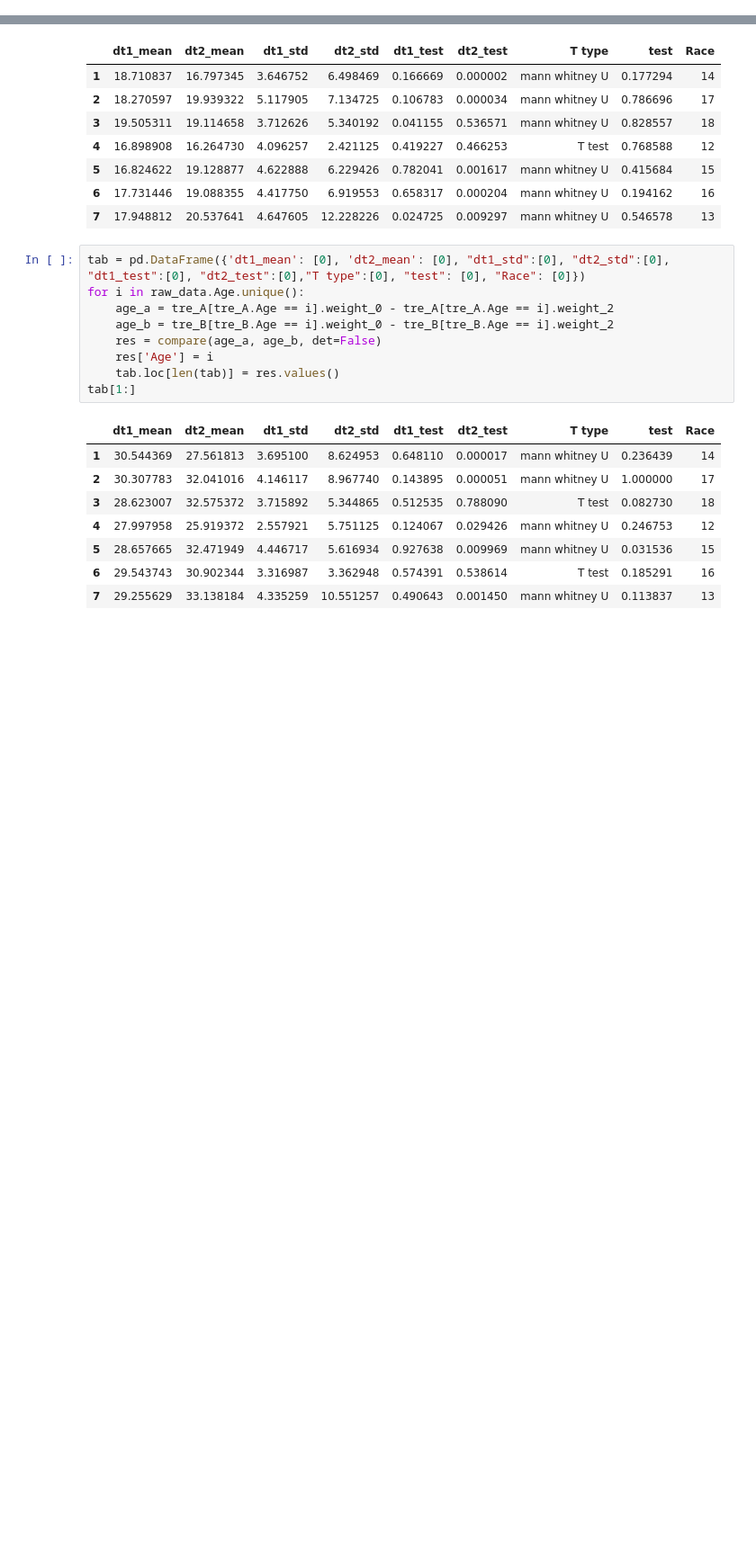
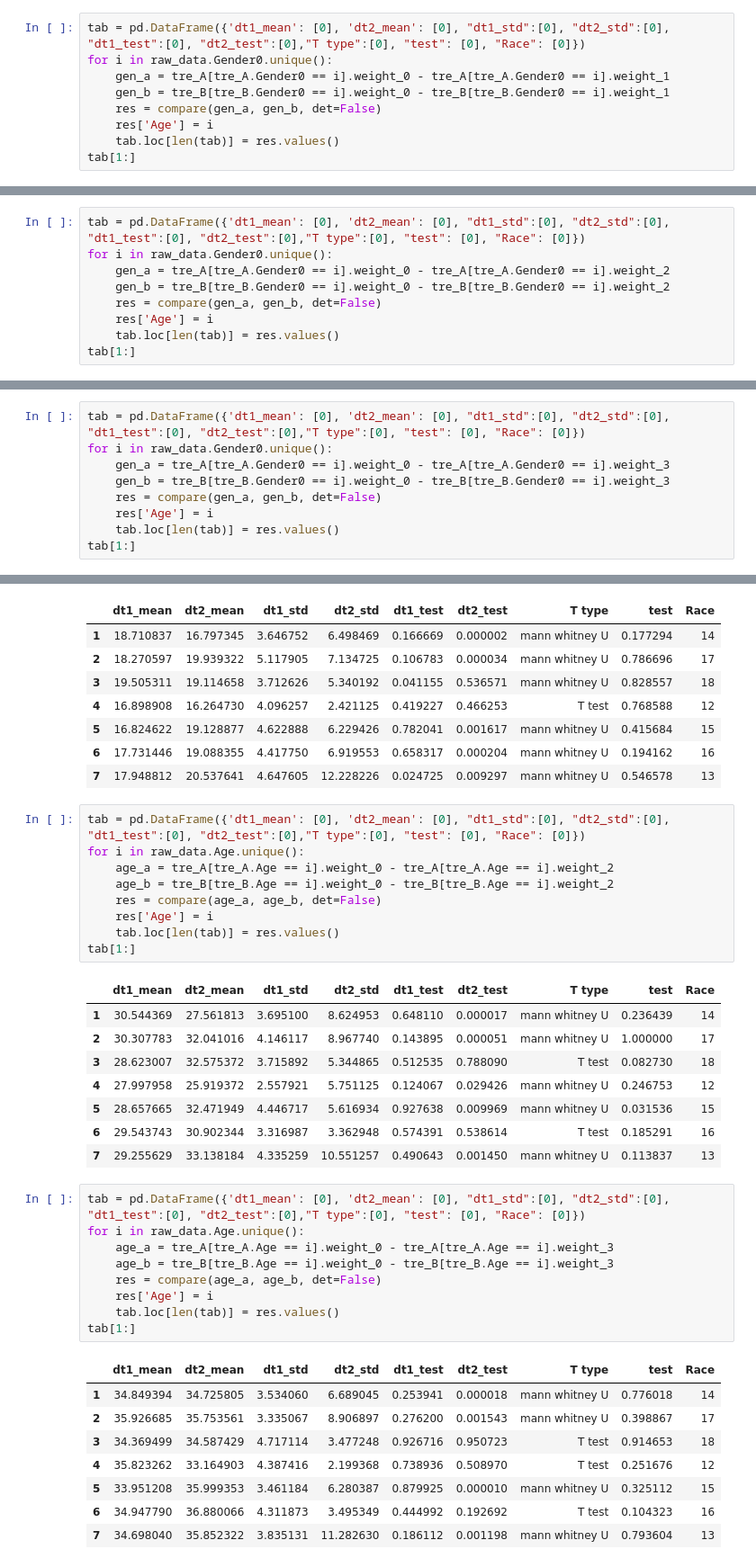
Before and after one commit to sankhadeepriju/Drug-Comparison, a Jupyter notebook: Drug Comparison Novo Nordisk.ipynb, the cells around one changed output, grey strips where cells are left out. Shown at 90% size. Saved outputs shown, nothing was run; the diff lists cells and outputs as text; blank space fills up the shorter version.

```diff
--- a/Drug Comparison Novo Nordisk.ipynb
+++ b/Drug Comparison Novo Nordisk.ipynb
@@ -459,0 +464,9 @@ Mann whitney U test for comparing two means
+# %%
+tab = pd.DataFrame({'dt1_mean': [0], 'dt2_mean': [0], "dt1_std":[0], "dt2_std":[0], "dt1_test":[0], "dt2_test":[0],"T type":[0], "test": [0], "Race": [0]})
+for i in raw_data.Gender0.unique():
+    gen_a = tre_A[tre_A.Gender0 == i].weight_0 - tre_A[tre_A.Gender0 == i].weight_1
+    gen_b = tre_B[tre_B.Gender0 == i].weight_0 - tre_B[tre_B.Gender0 == i].weight_1
+    res = compare(gen_a, gen_b, det=False)
+    res['Age'] = i
+    tab.loc[len(tab)] = res.values()
+tab[1:]
@@ -459,0 +477,9 @@ Mann whitney U test for comparing two means
+# %%
+tab = pd.DataFrame({'dt1_mean': [0], 'dt2_mean': [0], "dt1_std":[0], "dt2_std":[0], "dt1_test":[0], "dt2_test":[0],"T type":[0], "test": [0], "Race": [0]})
+for i in raw_data.Gender0.unique():
+    gen_a = tre_A[tre_A.Gender0 == i].weight_0 - tre_A[tre_A.Gender0 == i].weight_2
+    gen_b = tre_B[tre_B.Gender0 == i].weight_0 - tre_B[tre_B.Gender0 == i].weight_2
+    res = compare(gen_a, gen_b, det=False)
+    res['Age'] = i
+    tab.loc[len(tab)] = res.values()
+tab[1:]
@@ -459,0 +490,9 @@ Mann whitney U test for comparing two means
+# %%
+tab = pd.DataFrame({'dt1_mean': [0], 'dt2_mean': [0], "dt1_std":[0], "dt2_std":[0], "dt1_test":[0], "dt2_test":[0],"T type":[0], "test": [0], "Race": [0]})
+for i in raw_data.Gender0.unique():
+    gen_a = tre_A[tre_A.Gender0 == i].weight_0 - tre_A[tre_A.Gender0 == i].weight_3
+    gen_b = tre_B[tre_B.Gender0 == i].weight_0 - tre_B[tre_B.Gender0 == i].weight_3
+    res = compare(gen_a, gen_b, det=False)
+    res['Age'] = i
+    tab.loc[len(tab)] = res.values()
+tab[1:]
@@ -495,3 +538,21 @@ tab[1:]
 | 5 | 28.657665 | 32.471949 | 4.446717 | 5.616934 | 0.927638 | 0.009969 | mann whitney U | 0.031536 | 15 |
 | 6 | 29.543743 | 30.902344 | 3.316987 | 3.362948 | 0.574391 | 0.538614 | T test | 0.185291 | 16 |
 | 7 | 29.255629 | 33.138184 | 4.335259 | 10.551257 | 0.490643 | 0.001450 | mann whitney U | 0.113837 | 13 |
+# %%
+tab = pd.DataFrame({'dt1_mean': [0], 'dt2_mean': [0], "dt1_std":[0], "dt2_std":[0], "dt1_test":[0], "dt2_test":[0],"T type":[0], "test": [0], "Race": [0]})
+for i in raw_data.Age.unique():
+    age_a = tre_A[tre_A.Age == i].weight_0 - tre_A[tre_A.Age == i].weight_3
+    age_b = tre_B[tre_B.Age == i].weight_0 - tre_B[tre_B.Age == i].weight_3
+    res = compare(age_a, age_b, det=False)
+    res['Age'] = i
+    tab.loc[len(tab)] = res.values()
+tab[1:]
+# %% [output]
+|  | dt1_mean | dt2_mean | dt1_std | dt2_std | dt1_test | dt2_test | T type | test | Race |
+| 1 | 34.849394 | 34.725805 | 3.534060 | 6.689045 | 0.253941 | 0.000018 | mann whitney U | 0.776018 | 14 |
+| 2 | 35.926685 | 35.753561 | 3.335067 | 8.906897 | 0.276200 | 0.001543 | mann whitney U | 0.398867 | 17 |
+| 3 | 34.369499 | 34.587429 | 4.717114 | 3.477248 | 0.926716 | 0.950723 | T test | 0.914653 | 18 |
+| 4 | 35.823262 | 33.164903 | 4.387416 | 2.199368 | 0.738936 | 0.508970 | T test | 0.251676 | 12 |
+| 5 | 33.951208 | 35.999353 | 3.461184 | 6.280387 | 0.879925 | 0.000010 | mann whitney U | 0.325112 | 15 |
+| 6 | 34.947790 | 36.880066 | 4.311873 | 3.495349 | 0.444992 | 0.192692 | T test | 0.104323 | 16 |
+| 7 | 34.698040 | 35.852322 | 3.835131 | 11.282630 | 0.186112 | 0.001198 | mann whitney U | 0.793604 | 13 |
```
Also changed, not shown: parts of 10 cells of this notebook.
